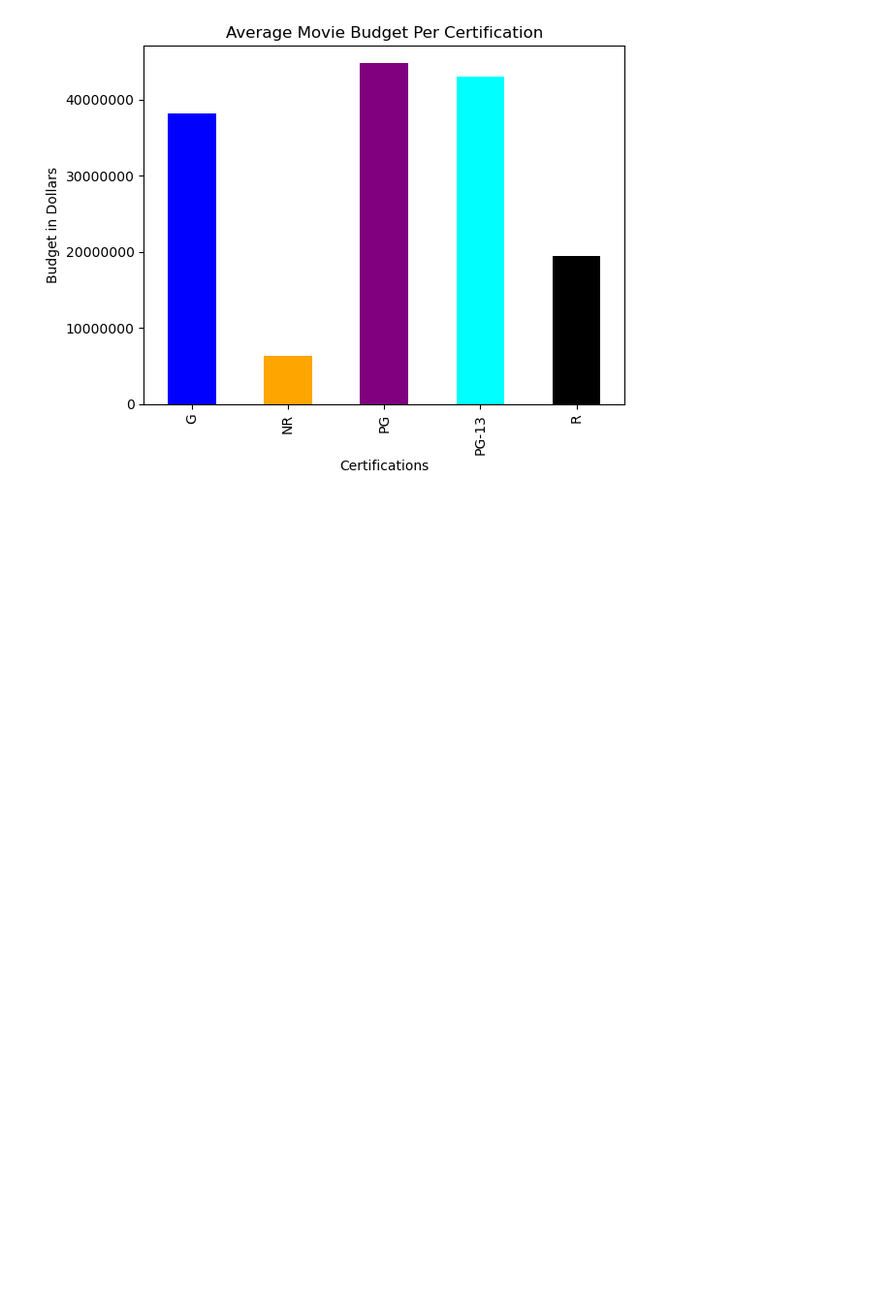
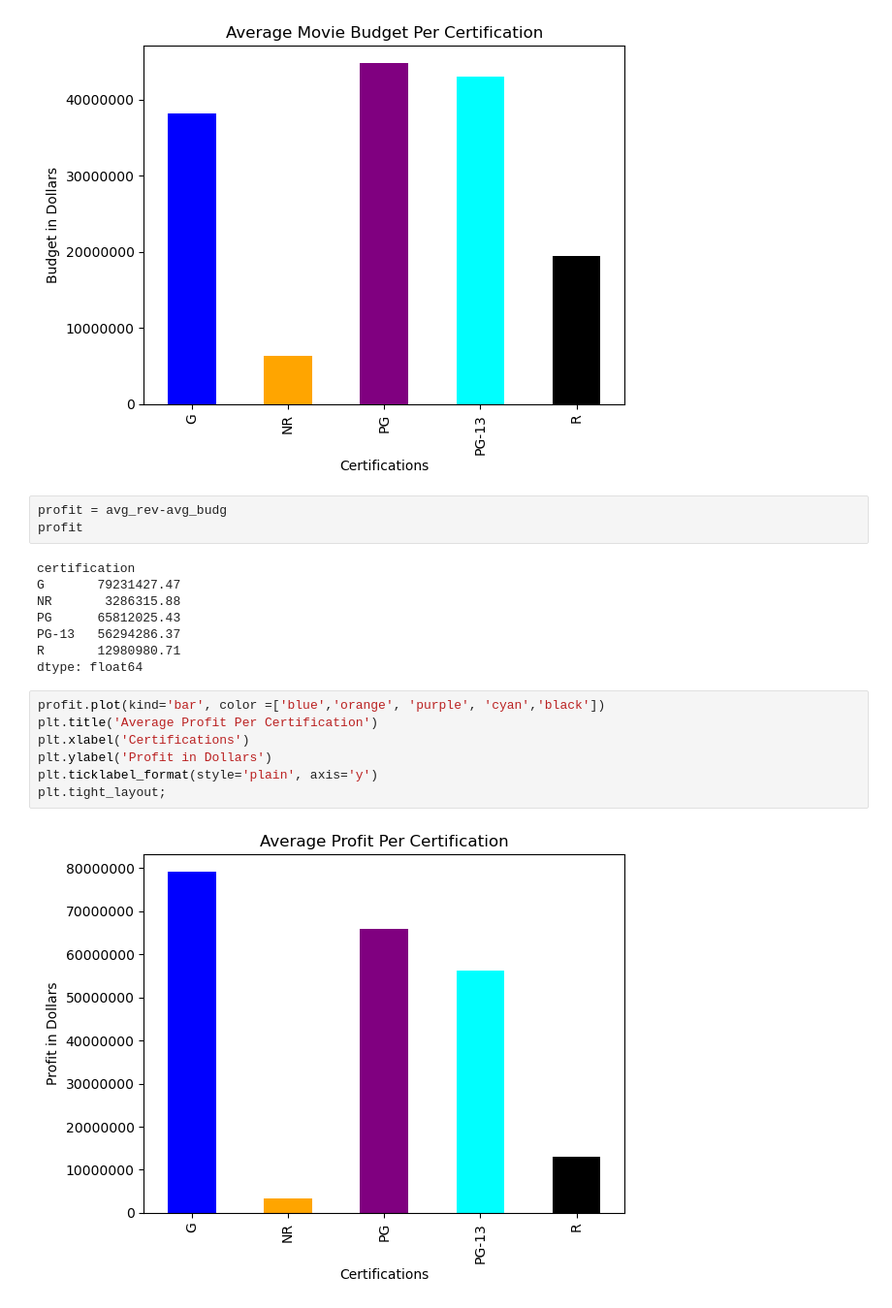
Before and after one commit to kevinbrnett/How-to-Make-a-Successful-Movie, a Jupyter notebook: Exploratory Data Analysis.ipynb, the cells around one changed output. Shown at 97% size. Cells and saved outputs as stored; diff of their text form; blank space fills up the shorter version.

Commit message:
added profits

```diff
--- a/Exploratory Data Analysis.ipynb
+++ b/Exploratory Data Analysis.ipynb
@@ -206,3 +206,23 @@ plt.ticklabel_format(style='plain', axis='y')
 plt.tight_layout;
 # %% [output]
 [figure]
+# %%
+profit = avg_rev-avg_budg
+profit
+# %% [output]
+certification
+G       79231427.47
+NR       3286315.88
+PG      65812025.43
+PG-13   56294286.37
+R       12980980.71
+dtype: float64
+# %%
+profit.plot(kind='bar', color =['blue','orange', 'purple', 'cyan','black'])
+plt.title('Average Profit Per Certification')
+plt.xlabel('Certifications')
+plt.ylabel('Profit in Dollars')
+plt.ticklabel_format(style='plain', axis='y')
+plt.tight_layout;
+# %% [output]
+[figure, added]
```
Also changed, not shown: 3 other files.
